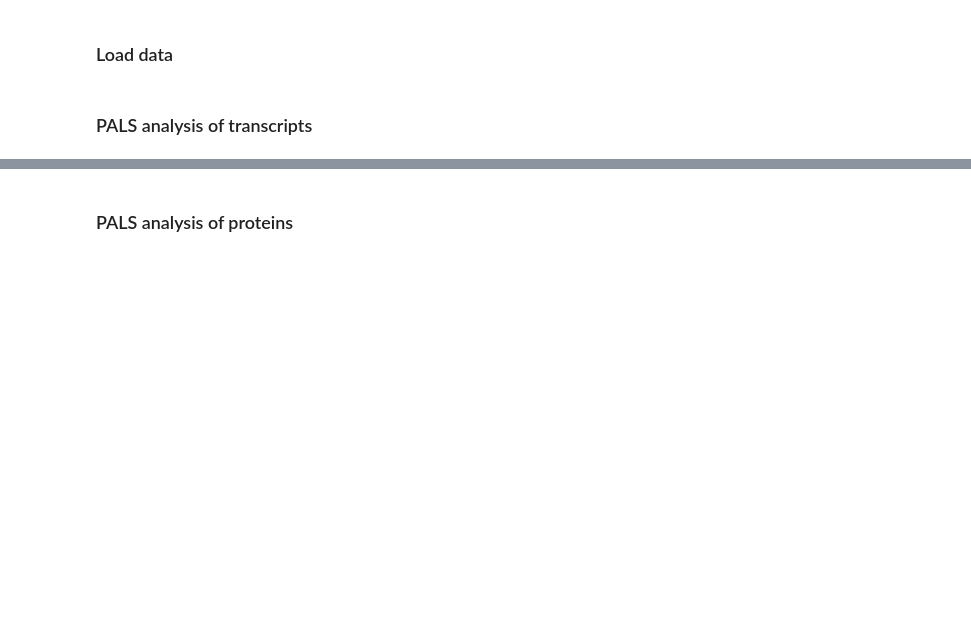
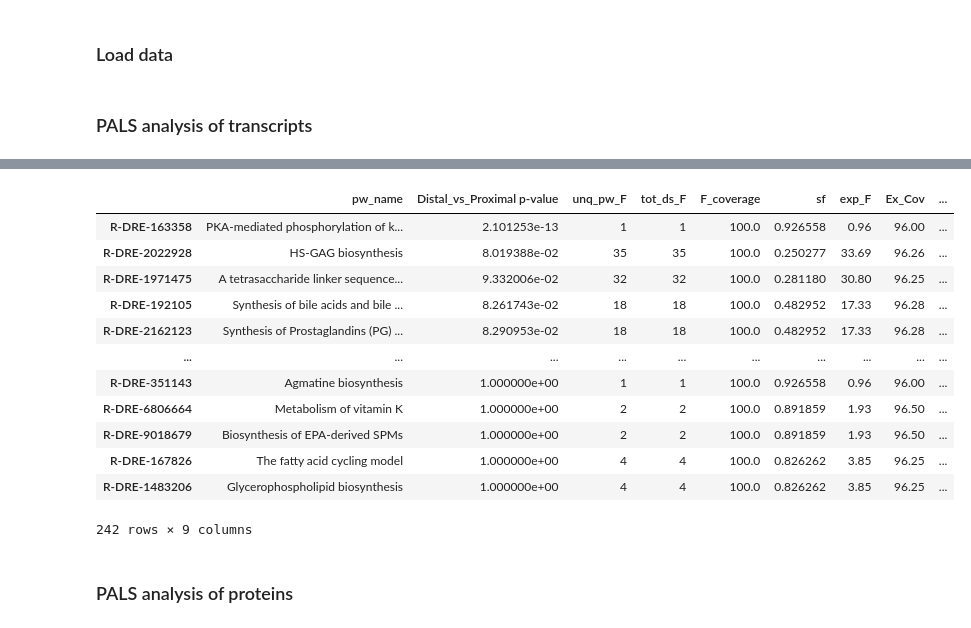
Before and after one commit to glasgowcompbio/PALS, a Jupyter notebook: notebooks/PALS_zebrafish_analysis.ipynb, the cells around one changed output, grey strips where cells are left out. Saved outputs shown, nothing was run; the diff lists cells and outputs as text; code cells hidden in the pictures; blank space fills up the shorter version.

```diff
--- a/notebooks/PALS_zebrafish_analysis.ipynb
+++ b/notebooks/PALS_zebrafish_analysis.ipynb
@@ -81,0 +60,5 @@ MATCH (tp:TopLevelPathway)-[:hasEvent*]->
+# %%
+database_name = DATABASE_REACTOME_ENSEMBL
+data_file = os.path.join('test_data', 'zebrafish', 'gene_data.csv')
+design_file = os.path.join('test_data', 'zebrafish', 'gene_design.csv')
+ds = get_data_source(data_file, design_file, database_name, species_name, comparisons, metabolic_pathway_only)
@@ -82,4 +86,4 @@ MATCH (tp:TopLevelPathway)-[:hasEvent*]->
 # %%
-pals = PALS(ds, min_replace=100)
+pals = PALS(ds, min_replace=100, plage_weight=5, hg_weight=1)
 pathway_transcripts_df = pals.get_pathway_df()
 # %% [output]
@@ -106,5 +110,21 @@ pathway_transcripts_df = pals.get_pathway_df()
 # %%
 sort_column_transcripts = '%s %s comb_p' % (database_name, comparisons[0]['name'])
 pathway_transcripts_df.sort_values(sort_column_transcripts, inplace=True)
+# %%
+pathway_transcripts_df
+# %% [output]
+|  | pw_name | Distal_vs_Proximal p-value | unq_pw_F | tot_ds_F | F_coverage | sf | exp_F | Ex_Cov | ... |
+| R-DRE-163358 | PKA-mediated phosphorylation of k... | 2.101253e-13 | 1 | 1 | 100.0 | 0.926558 | 0.96 | 96.00 | ... |
+| R-DRE-2022928 | HS-GAG biosynthesis | 8.019388e-02 | 35 | 35 | 100.0 | 0.250277 | 33.69 | 96.26 | ... |
+| R-DRE-1971475 | A tetrasaccharide linker sequence... | 9.332006e-02 | 32 | 32 | 100.0 | 0.281180 | 30.80 | 96.25 | ... |
+| R-DRE-192105 | Synthesis of bile acids and bile ... | 8.261743e-02 | 18 | 18 | 100.0 | 0.482952 | 17.33 | 96.28 | ... |
+| R-DRE-2162123 | Synthesis of Prostaglandins (PG) ... | 8.290953e-02 | 18 | 18 | 100.0 | 0.482952 | 17.33 | 96.28 | ... |
+| ... | ... | ... | ... | ... | ... | ... | ... | ... | ... |
+| R-DRE-351143 | Agmatine biosynthesis | 1.000000e+00 | 1 | 1 | 100.0 | 0.926558 | 0.96 | 96.00 | ... |
+| R-DRE-6806664 | Metabolism of vitamin K | 1.000000e+00 | 2 | 2 | 100.0 | 0.891859 | 1.93 | 96.50 | ... |
+| R-DRE-9018679 | Biosynthesis of EPA-derived SPMs | 1.000000e+00 | 2 | 2 | 100.0 | 0.891859 | 1.93 | 96.50 | ... |
+| R-DRE-167826 | The fatty acid cycling model | 1.000000e+00 | 4 | 4 | 100.0 | 0.826262 | 3.85 | 96.25 | ... |
+| R-DRE-1483206 | Glycerophospholipid biosynthesis | 1.000000e+00 | 4 | 4 | 100.0 | 0.826262 | 3.85 | 96.25 | ... |
+242 rows × 9 columns
 # %% [markdown]
 ### PALS analysis of proteins
```
Also changed, not shown: parts of 15 cells of this notebook, 19 other files.
